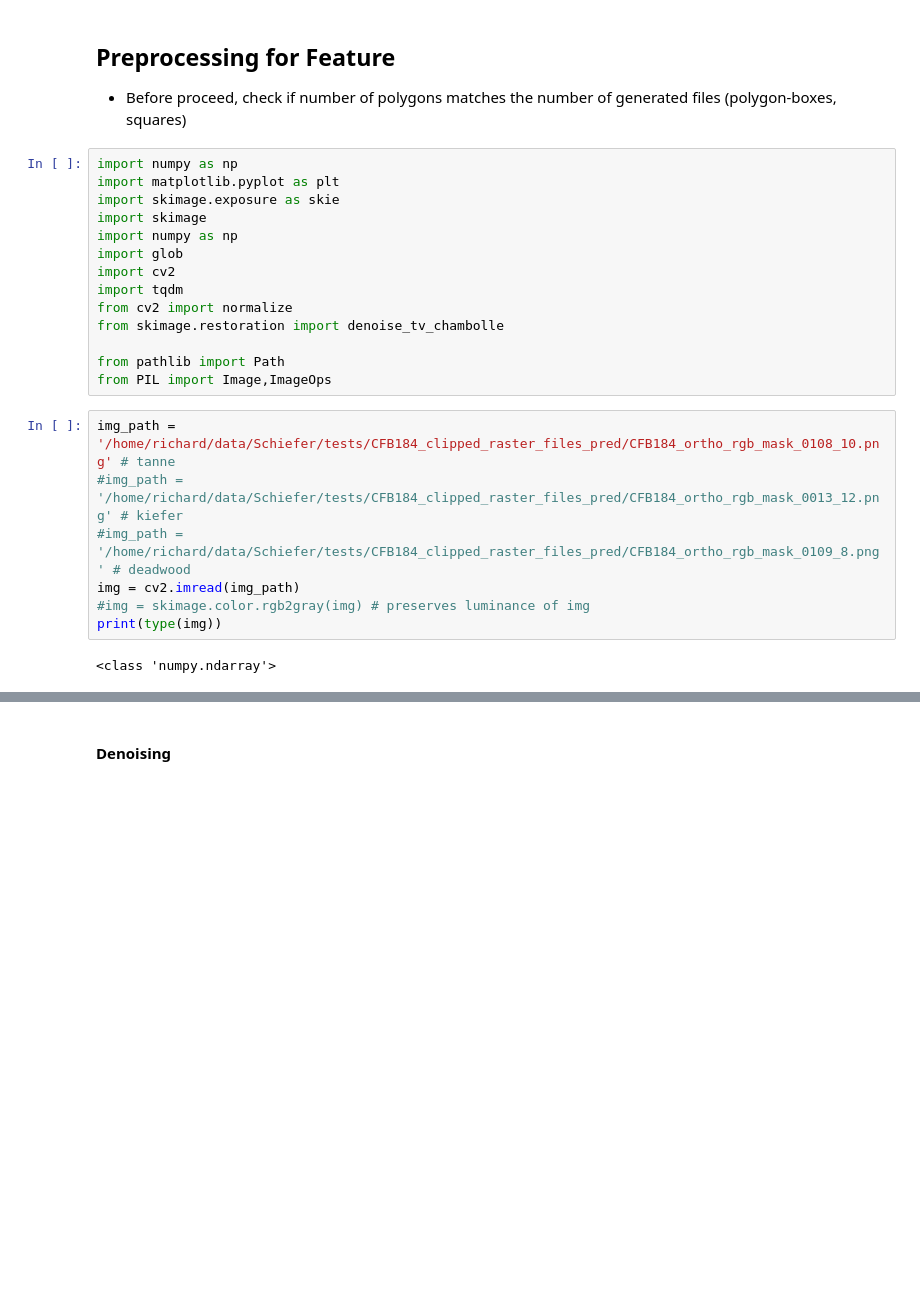
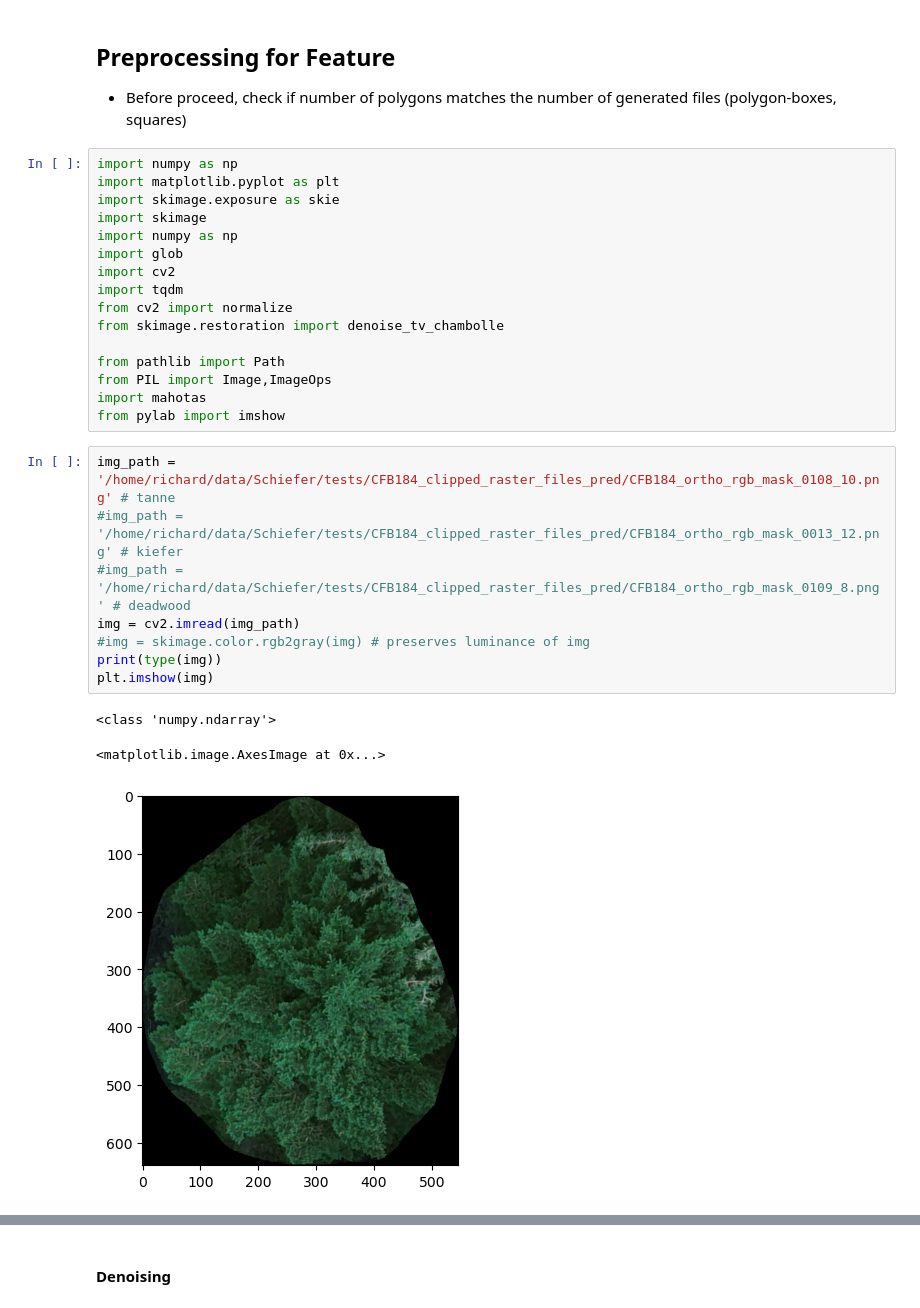
Before and after one commit to zeppehpt1/treeclust, a Jupyter notebook: notebooks/02_preprocessing_images.ipynb, the cells around one changed output, grey strips where cells are left out. Drawn from its saved outputs; the diff is of its cells as text; blank space fills up the shorter version.

```diff
--- a/notebooks/02_preprocessing_images.ipynb
+++ b/notebooks/02_preprocessing_images.ipynb
@@ -16,12 +16,17 @@ from skimage.restoration import denoise_tv_chambolle
 
 from pathlib import Path
 from PIL import Image,ImageOps
+import mahotas
+from pylab import imshow
 # %%
 img_path = '/home/richard/data/Schiefer/tests/CFB184_clipped_raster_files_pred/CFB184_ortho_rgb_mask_0108_10.png' # tanne
 #img_path = '/home/richard/data/Schiefer/tests/CFB184_clipped_raster_files_pred/CFB184_ortho_rgb_mask_0013_12.png' # kiefer
 #img_path = '/home/richard/data/Schiefer/tests/CFB184_clipped_raster_files_pred/CFB184_ortho_rgb_mask_0109_8.png' # deadwood
 img = cv2.imread(img_path)
 #img = skimage.color.rgb2gray(img) # preserves luminance of img
 print(type(img))
+plt.imshow(img)
 # %% [output]
 <class 'numpy.ndarray'>
+<matplotlib.image.AxesImage at 0x...>
+[figure, added]
```
Also changed, not shown: parts of 8 cells of this notebook, 13 other files.
